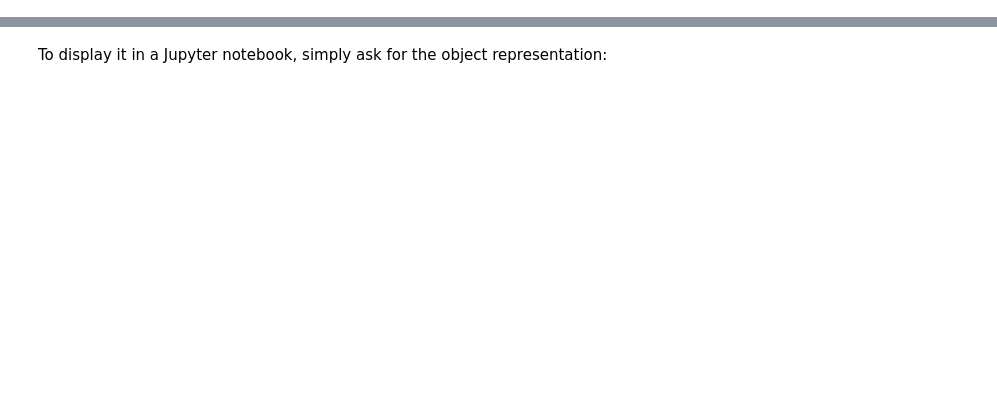
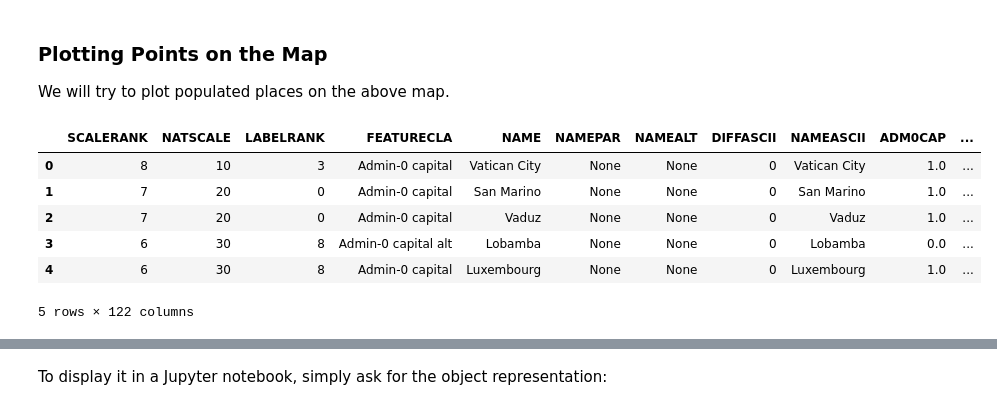
Before and after one commit to ldesousa/geopython-workshop, a Jupyter notebook: workshop/jupyter/content/notebooks/05-visualization.ipynb, the cells around one changed output, grey strips where cells are left out. Cells and saved outputs as stored; diff of their text form; code cells hidden in the pictures; blank space fills up the shorter version.

```diff
--- a/workshop/jupyter/content/notebooks/05-visualization.ipynb
+++ b/workshop/jupyter/content/notebooks/05-visualization.ipynb
@@ -8,0 +47,31 @@ See [Folium Quickstart](https://python-visualization.github.io/folium/quickstart
+# %% [markdown]
+
+### Plotting Points on the Map
+
+We will try to plot populated places on the above map.
+# %%
+
+import geopandas as gpd
+
+# Read the data (already in Web Mercator projection
+points = gpd.read_file('../data/populated_places.3857.gpkg')
+# %%
+def getPointCoords(row, geom, coord_type):
+    """Calculates coordinates ('x' or 'y') of a Point geometry"""
+    if coord_type == 'x':
+        return row[geom].x
+    elif coord_type == 'y':
+        return row[geom].y
+# %%
+points['x'] = points.apply(getPointCoords, geom='geometry', coord_type='x', axis=1)
+points['y'] = points.apply(getPointCoords, geom='geometry', coord_type='y', axis=1)
+# %%
+points.head(5)
+# %% [output]
+|  | SCALERANK | NATSCALE | LABELRANK | FEATURECLA | NAME | NAMEPAR | NAMEALT | DIFFASCII | NAMEASCII | ADM0CAP | ... |
+| 0 | 8 | 10 | 3 | Admin-0 capital | Vatican City | None | None | 0 | Vatican City | 1.0 | ... |
+| 1 | 7 | 20 | 0 | Admin-0 capital | San Marino | None | None | 0 | San Marino | 1.0 | ... |
+| 2 | 7 | 20 | 0 | Admin-0 capital | Vaduz | None | None | 0 | Vaduz | 1.0 | ... |
+| 3 | 6 | 30 | 8 | Admin-0 capital alt | Lobamba | None | None | 0 | Lobamba | 0.0 | ... |
+| 4 | 6 | 30 | 8 | Admin-0 capital | Luxembourg | None | None | 0 | Luxembourg | 1.0 | ... |
+5 rows × 122 columns
```
Also changed, not shown: parts of 14 cells of this notebook, 2 other files.
